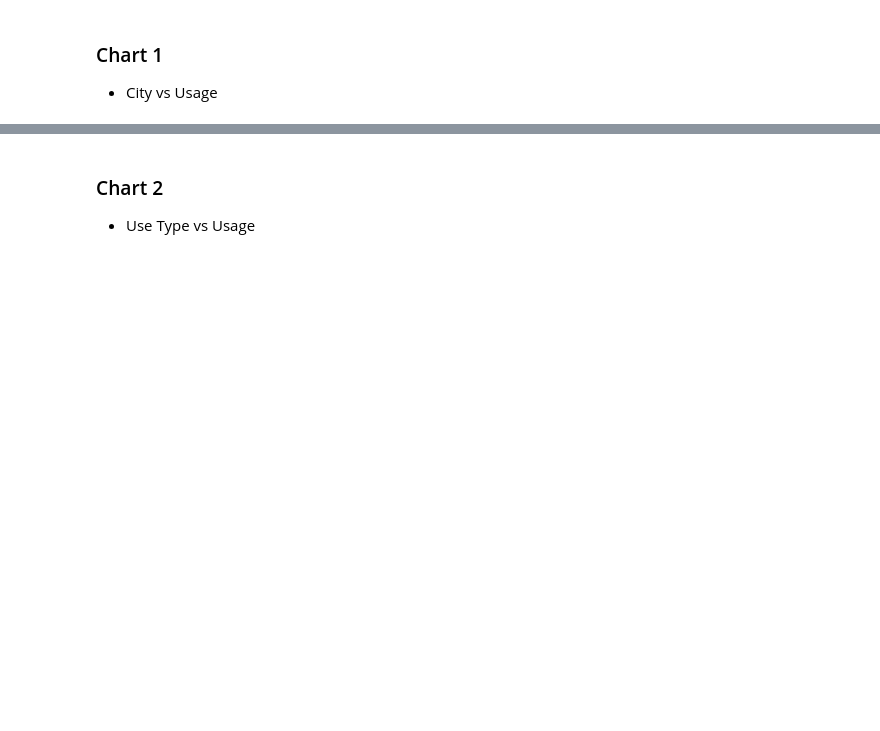
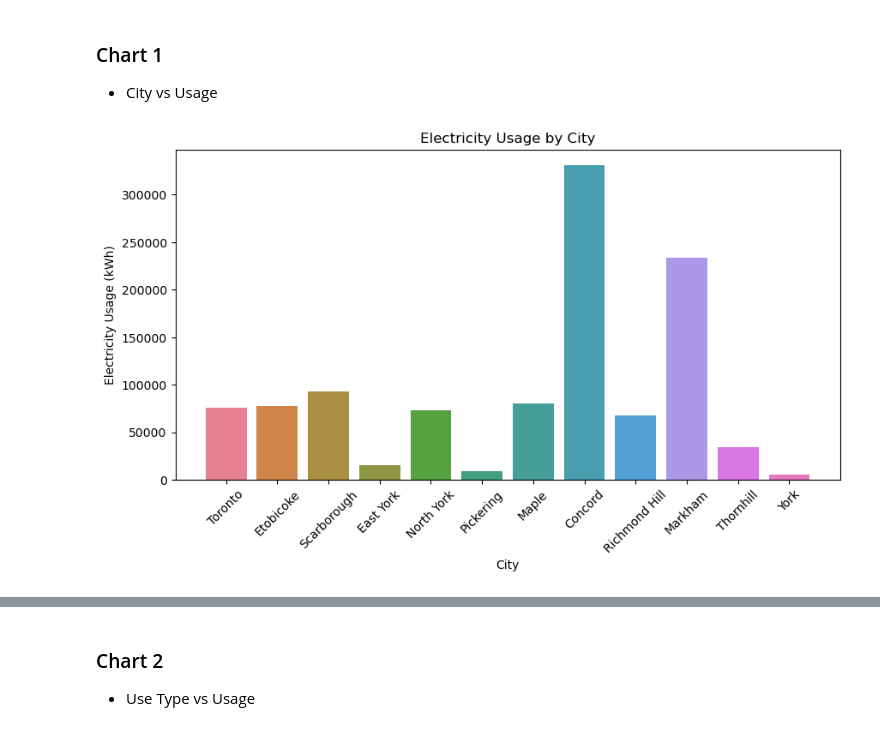
Before and after one commit to JorgeRPMHS/Project, a Jupyter notebook: CPSC_610-Group 6.ipynb, the cells around one changed output, grey strips where cells are left out. Cells and saved outputs as stored; diff of their text form; code cells hidden in the pictures; blank space fills up the shorter version.

Commit message:
Implement Chart 1 with two graphs

```diff
--- a/CPSC_610-Group 6.ipynb
+++ b/CPSC_610-Group 6.ipynb
@@ -701,3 +701,16 @@ sns.pairplot(
 # %% [markdown]
 ### Chart 1
 * City vs Usage
+# %%
+# Insights:The Electricy usage is analyzed by City, in order to identify which cities have higher consumption patterns.
+plt.figure(figsize=(10,5))
+
+sns.barplot(x="City/Municipality",y="Electricity_Usage_kWh", data=df_merged, errorbar=None, hue="City/Municipality")
+plt.plot()
+plt.title("Electricity Usage by City")
+plt.xlabel("City")
+plt.ylabel("Electricity Usage (kWh)")
+plt.xticks(rotation=45)
+plt.show()
+# %% [output]
+[figure, added]
```
Also changed, not shown: parts of 1 cell of this notebook.
